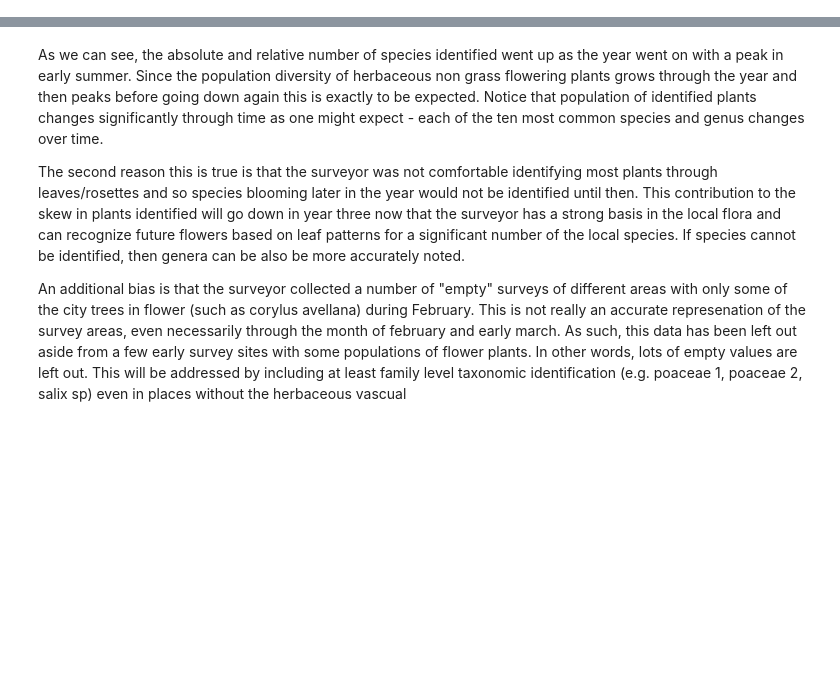
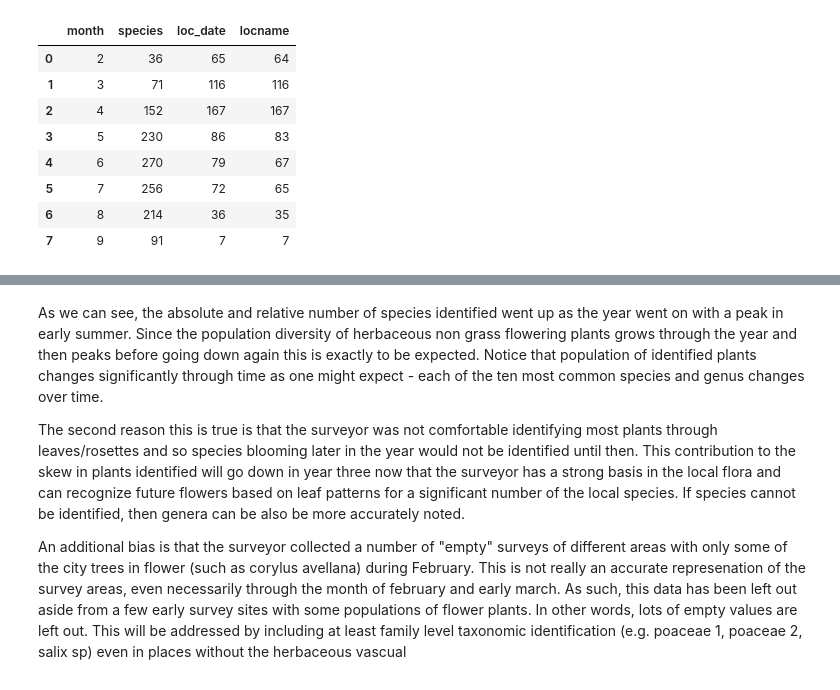
Before and after one commit to thorerismann/flora-buckets, a Jupyter notebook: newanalysis.ipynb, the cells around one changed output, grey strips where cells are left out. Drawn from its saved outputs; the diff is of its cells as text; code cells hidden in the pictures; blank space fills up the shorter version.

```diff
--- a/newanalysis.ipynb
+++ b/newanalysis.ipynb
@@ -285,0 +441,12 @@ spd["date"]
+# %%
+t_one
+# %% [output]
+|  | month | species | loc_date | locname |
+| 0 | 2 | 36 | 65 | 64 |
+| 1 | 3 | 71 | 116 | 116 |
+| 2 | 4 | 152 | 167 | 167 |
+| 3 | 5 | 230 | 86 | 83 |
+| 4 | 6 | 270 | 79 | 67 |
+| 5 | 7 | 256 | 72 | 65 |
+| 6 | 8 | 214 | 36 | 35 |
+| 7 | 9 | 91 | 7 | 7 |
```
Also changed, not shown: parts of 23 cells of this notebook.
